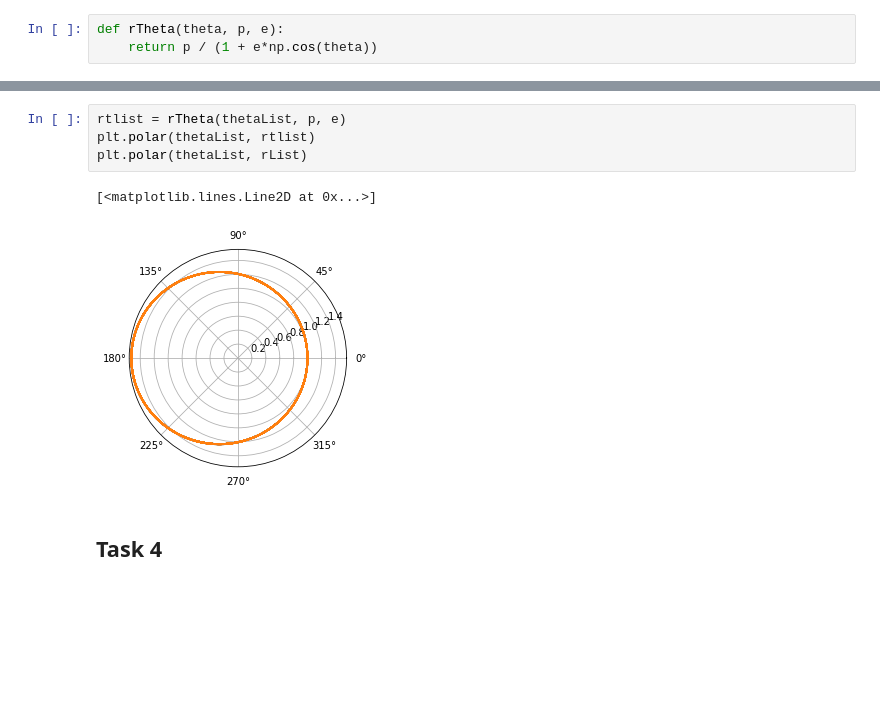
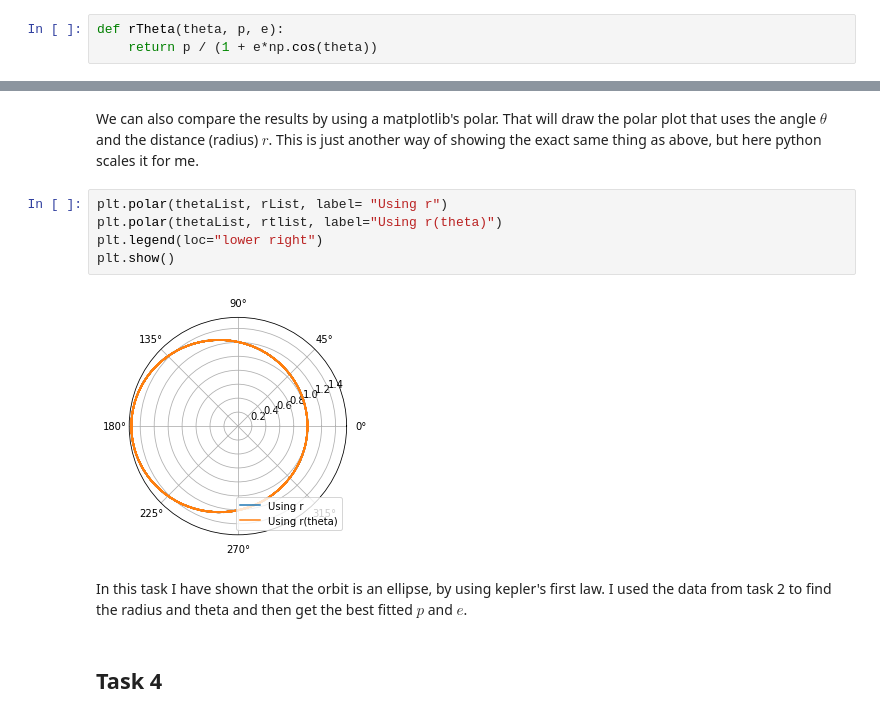
Before and after one commit to froydis98/NumeriskModellering, a Jupyter notebook: Handin2/Assignment2.ipynb, the cells around one changed output, grey strips where cells are left out. Cells and saved outputs as stored; diff of their text form; blank space fills up the shorter version.

```diff
--- a/Handin2/Assignment2.ipynb
+++ b/Handin2/Assignment2.ipynb
@@ -212,10 +220,14 @@ plt.plot(p, marker='o', markersize=10)
-# %%
-rtlist = rTheta(thetaList, p, e)
-plt.polar(thetaList, rtlist)
-plt.polar(thetaList, rList)
-# %% [output]
-[<matplotlib.lines.Line2D at 0x...>]
-[figure, removed]
+# %% [markdown]
+We can also compare the results by using a matplotlib's polar. That will draw the polar plot that uses the angle $\theta$ and the distance (radius) $r$. This is just another way of showing the exact same thing as above, but here python scales it for me.
+# %%
+plt.polar(thetaList, rList, label= "Using r")
+plt.polar(thetaList, rtlist, label="Using r(theta)")
+plt.legend(loc="lower right")
+plt.show()
+# %% [output]
+[figure, added]
+# %% [markdown]
+In this task I have shown that the orbit is an ellipse, by using kepler's first law. I used the data from task 2 to find the radius and theta and then get the best fitted $p$ and $e$.
 # %% [markdown]
 ## Task 4
 # %% [markdown]
```
Also changed, not shown: parts of 32 cells of this notebook.
